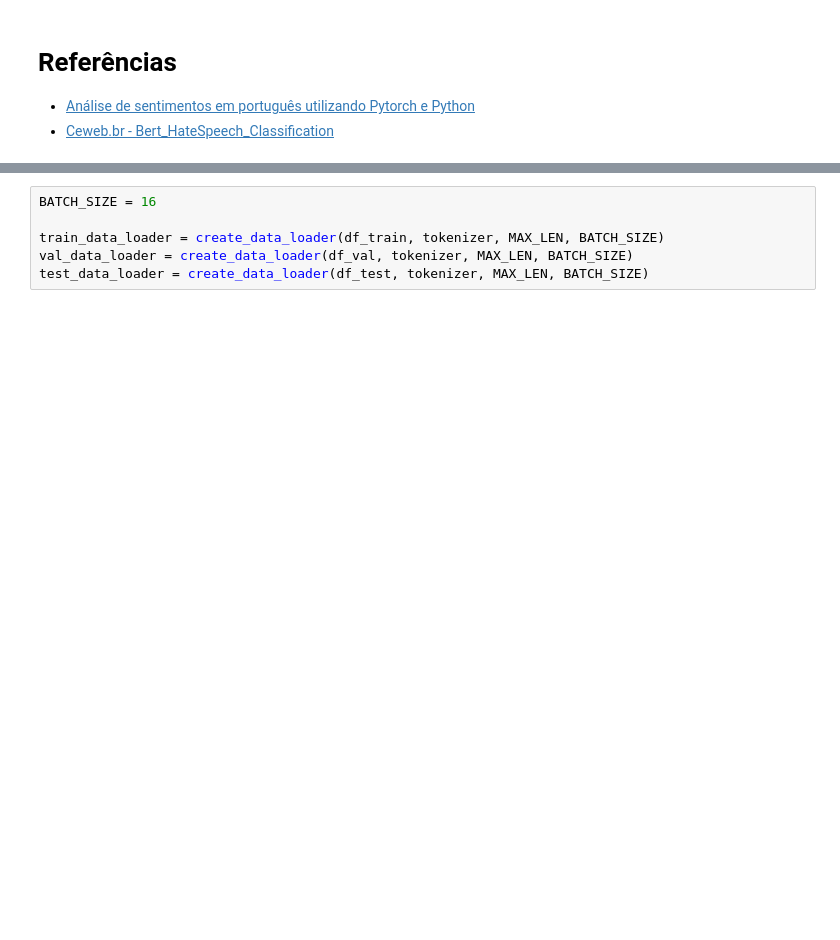
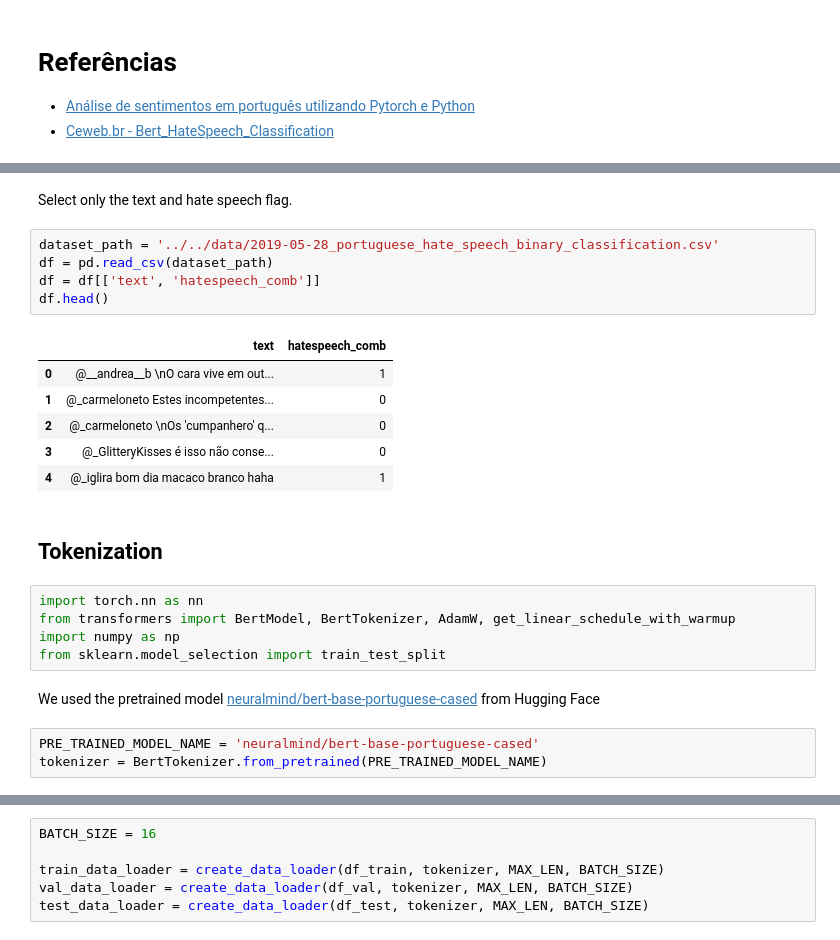
Before and after one commit to jv-porto/hate-speech, a Jupyter notebook: src/models/bert.ipynb, the cells around one changed output, grey strips where cells are left out. Saved outputs shown, nothing was run; the diff lists cells and outputs as text; blank space fills up the shorter version.

Commit message:
add bert model

```diff
--- a/src/models/bert.ipynb
+++ b/src/models/bert.ipynb
@@ -287,0 +24,26 @@ df_val, df_test = train_test_split(df_test, test_size=0.5, random_state=RANDOM_S
+# %% [markdown]
+Select only the text and hate speech flag.
+# %%
+dataset_path = '../../data/2019-05-28_portuguese_hate_speech_binary_classification.csv'
+df = pd.read_csv(dataset_path)
+df = df[['text', 'hatespeech_comb']]
+df.head()
+# %% [output]
+|  | text | hatespeech_comb |
+| 0 | @__andrea__b \nO cara vive em out... | 1 |
+| 1 | @_carmeloneto Estes incompetentes... | 0 |
+| 2 | @_carmeloneto \nOs 'cumpanhero' q... | 0 |
+| 3 | @_GlitteryKisses é isso não conse... | 0 |
+| 4 | @_iglira bom dia macaco branco haha | 1 |
+# %% [markdown]
+## Tokenization
+# %%
+import torch.nn as nn
+from transformers import BertModel, BertTokenizer, AdamW, get_linear_schedule_with_warmup
+import numpy as np
+from sklearn.model_selection import train_test_split
+# %% [markdown]
+We used the pretrained model [neuralmind/bert-base-portuguese-cased](https://huggingface.co/neuralmind/bert-base-portuguese-cased) from Hugging Face
+# %%
+PRE_TRAINED_MODEL_NAME = 'neuralmind/bert-base-portuguese-cased'
+tokenizer = BertTokenizer.from_pretrained(PRE_TRAINED_MODEL_NAME)
```
Also changed, not shown: parts of 67 cells of this notebook, 1 other file.
